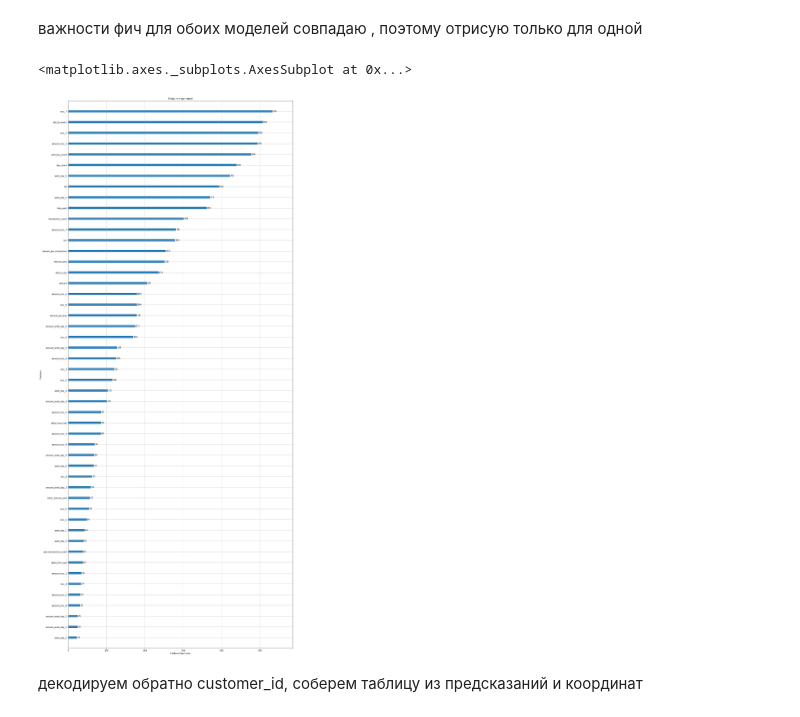
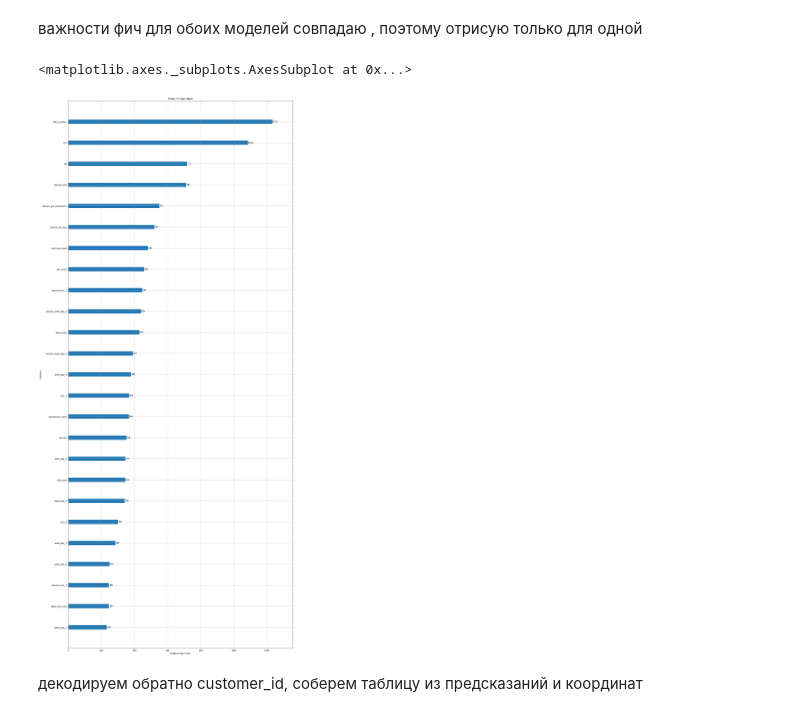
Before and after one commit to antongurtovoy/Raiffeisen-Data-Cup, a Jupyter notebook: raifaisen_cup.ipynb, the cells around one changed output. Drawn from its saved outputs; the diff is of its cells as text; code cells hidden in the pictures.

```diff
--- a/raifaisen_cup.ipynb
+++ b/raifaisen_cup.ipynb
@@ -269,6 +255,8 @@ metro_coord = metro_df[['lat','lon']].values
 # %%
 tree_metro = NearestNeighbors().fit(city_coord[['lat','lon']].values)
 tree_city = NearestNeighbors().fit(metro_df[['lat','lon']].values)
+
+groups = common_data.groupby(by='terminal_id')
 
 dist_name = ['metro_id','city_id','metro_dist','city_dist','lat','lon']
 dist_fea = {}
@@ -288,7 +276,3 @@ for terminal_id,index in groups.groups.items():
 
 terminal_dist_fea = pd.DataFrame( dist_fea ).transpose()
 terminal_dist_fea.columns = dist_name
-terminal_feature = pd.concat( (terminal_amount,
-                               terminal_transaction_count,
-                               terminal_transaction_date,
-                               terminal_dist_fea),axis=1 )
@@ -514,6 +480,7 @@ avg / total       0.85      0.79      0.81    149883
 # %%
 model_work = LGBMClassifier(n_estimators=500, max_depth=15,learning_rate=0.01 ,class_weight='balanced'  )
-model_work.fit( train_df[fea_for_learn], train_df['is_work'],eval_set=( test_df[fea_for_learn],test_df['is_work']  ) )
+model_work.fit( train_df[fea_for_learn], train_df['is_work'],verbose = False,
+               eval_set=( test_df[fea_for_learn],test_df['is_work']  ) )
 print( 'train score :',roc_auc_score( y_score=  model_work.predict_proba(train_df[fea_for_learn])[:,1],y_true = train_df['is_work'] ) )
 print( 'test score :',roc_auc_score( y_score=  model_work.predict_proba(test_df[fea_for_learn])[:,1],y_true = test_df['is_work'] ) )
 print(classification_report(y_pred=model_work.predict(train_df[fea_for_learn]),y_true = train_df['is_work']  ))
@@ -552,10 +504,10 @@ avg / total       0.91      0.81      0.84    149883
 # %% [markdown]
 важности фич для обоих моделей совпадаю , поэтому отрисую только для одной
 # %%
-lightgbm.plot_importance(model_work,figsize=(20,50))
+lightgbm.plot_importance(model_work,figsize=(20,50),max_num_features=25)
 # %% [output]
 <matplotlib.axes._subplots.AxesSubplot at 0x...>
-[figure, old version]
+[figure, new version]
 # %% [markdown]
 декодируем обратно customer_id, соберем таблицу из предсказаний и координат
 # %%
```
Also changed, not shown: parts of 9 cells of this notebook.
